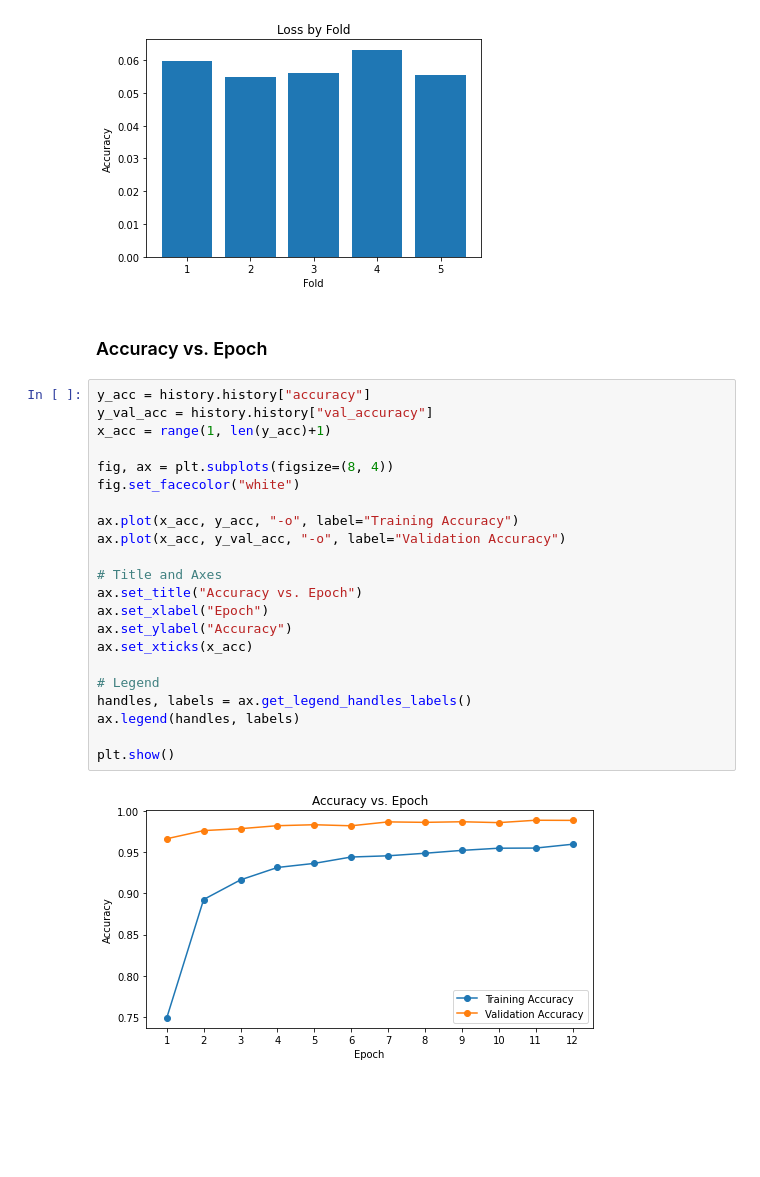
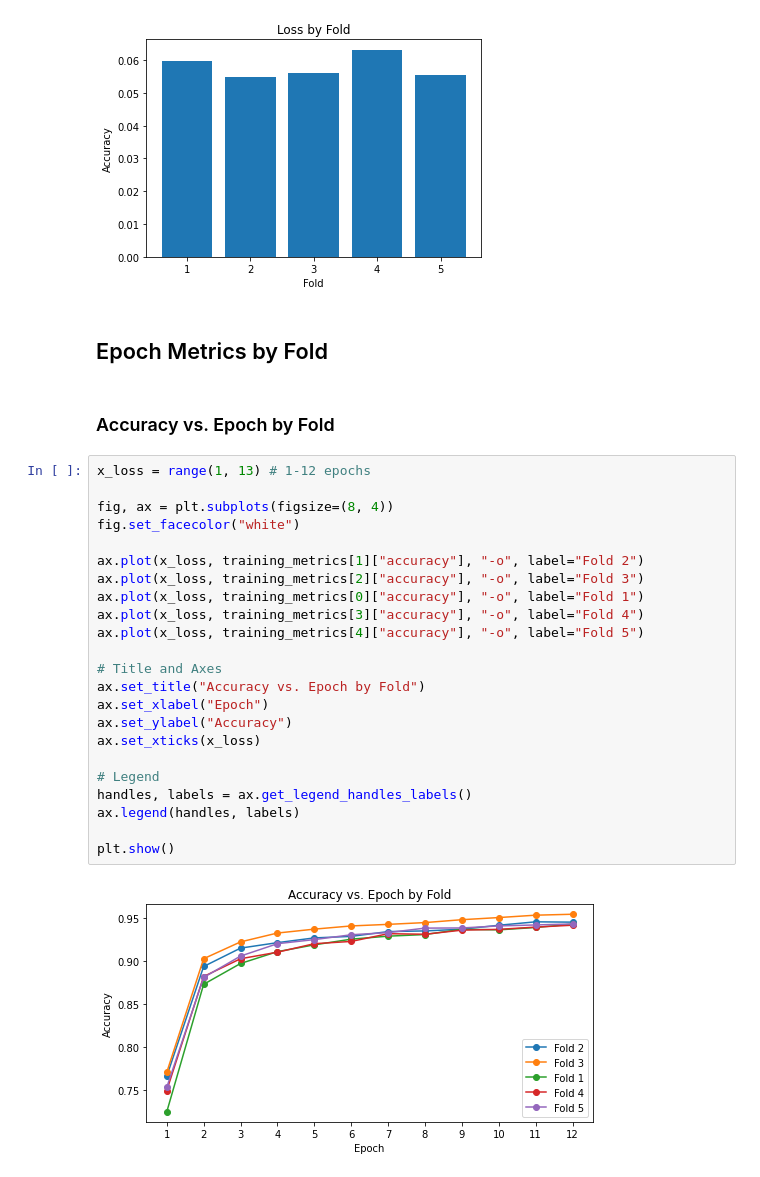
Before and after one commit to TheoryBreeze/cnn-overfitting-research, a Jupyter notebook: 5x5/5x5_kernel.ipynb, the cells around one changed output. Saved outputs shown, nothing was run; the diff lists cells and outputs as text; blank space fills up the shorter version.

```diff
--- a/5x5/5x5_kernel.ipynb
+++ b/5x5/5x5_kernel.ipynb
@@ -173,30 +173,33 @@ ax.set_xticks(x_fold)
 plt.show()
 # %% [output]
 [figure]
+# %% [markdown]
+## Epoch Metrics by Fold
 # %% [markdown]
-### Accuracy vs. Epoch
+### Accuracy vs. Epoch by Fold
 # %%
-y_acc = history.history["accuracy"]
-y_val_acc = history.history["val_accuracy"]
-x_acc = range(1, len(y_acc)+1)
+x_loss = range(1, 13) # 1-12 epochs
 
 fig, ax = plt.subplots(figsize=(8, 4))
 fig.set_facecolor("white")
 
-ax.plot(x_acc, y_acc, "-o", label="Training Accuracy")
-ax.plot(x_acc, y_val_acc, "-o", label="Validation Accuracy")
+ax.plot(x_loss, training_metrics[1]["accuracy"], "-o", label="Fold 2")
+ax.plot(x_loss, training_metrics[2]["accuracy"], "-o", label="Fold 3")
+ax.plot(x_loss, training_metrics[0]["accuracy"], "-o", label="Fold 1")
+ax.plot(x_loss, training_metrics[3]["accuracy"], "-o", label="Fold 4")
+ax.plot(x_loss, training_metrics[4]["accuracy"], "-o", label="Fold 5")
 
 # Title and Axes
-ax.set_title("Accuracy vs. Epoch")
+ax.set_title("Accuracy vs. Epoch by Fold")
 ax.set_xlabel("Epoch")
 ax.set_ylabel("Accuracy")
-ax.set_xticks(x_acc)
+ax.set_xticks(x_loss)
 
 # Legend
 handles, labels = ax.get_legend_handles_labels()
 ax.legend(handles, labels)
 
 plt.show()
 # %% [output]
-[figure, old version]
+[figure, new version]
 # %% [markdown]
```
Also changed, not shown: parts of 2 cells of this notebook.
